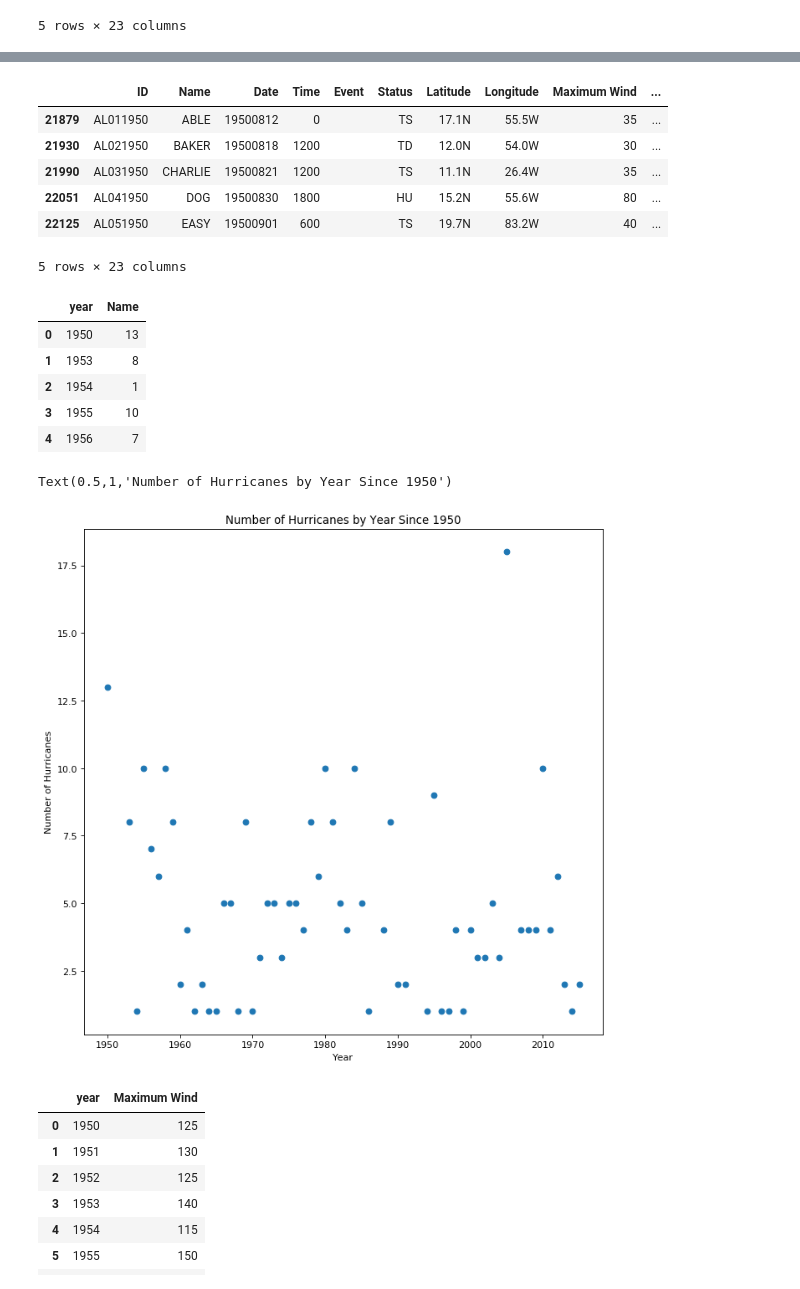
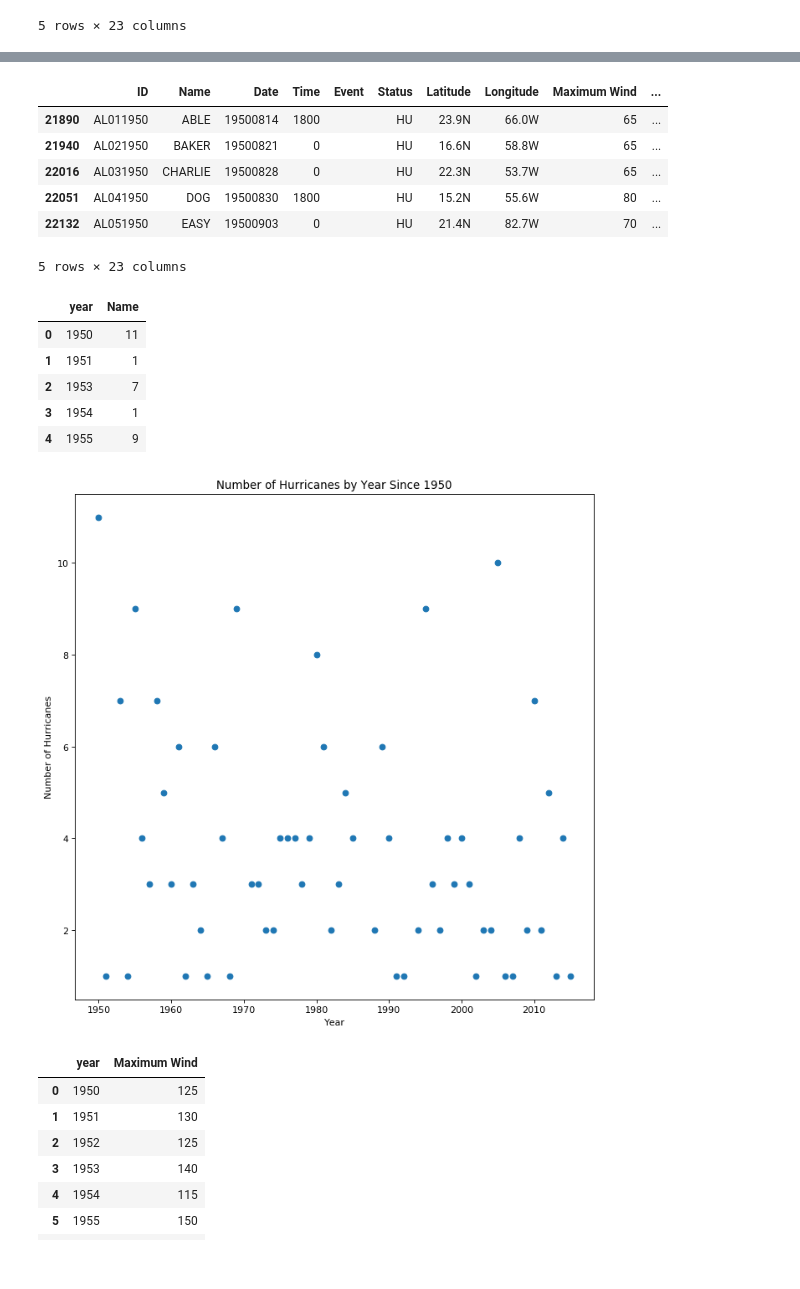
Before and after one commit to HannahSantana/SeaOtters, a Jupyter notebook: hurricanes.ipynb, the cells around one changed output, grey strips where cells are left out. Cells and saved outputs as stored; diff of their text form; code cells hidden in the pictures.

```diff
--- a/hurricanes.ipynb
+++ b/hurricanes.ipynb
@@ -18,3 +18,6 @@ df['Name'] = df['Name'].str.strip()
 df['Name'][0]
 # %% [output]
 'UNNAMED'
+# %%
+df['Status'] = df['Status'].str.strip()
+df['Status'][0]
@@ -62,0 +81,5 @@ name_df.head()
+# %%
+#just want to look at hurricanes
+hu_mask = (name_df['Status'] == 'HU')
+hu_df = name_df[hu_mask]
+hu_df.head()
@@ -63,25 +94,25 @@ name_df.head()
 # %%
 #drop duplicate hurricane name to get the just number of hurricanes per year
-dup_df = name_df.drop_duplicates(subset = ['Name'], keep = 'first')
+dup_df = hu_df.drop_duplicates(subset = ['Name'], keep = 'first')
 dup_df.head()
 # %% [output]
 |  | ID | Name | Date | Time | Event | Status | Latitude | Longitude | Maximum Wind | ... |
-| 21879 | AL011950 | ABLE | 19500812 | 0 |  | TS | 17.1N | 55.5W | 35 | ... |
-| 21930 | AL021950 | BAKER | 19500818 | 1200 |  | TD | 12.0N | 54.0W | 30 | ... |
-| 21990 | AL031950 | CHARLIE | 19500821 | 1200 |  | TS | 11.1N | 26.4W | 35 | ... |
+| 21890 | AL011950 | ABLE | 19500814 | 1800 |  | HU | 23.9N | 66.0W | 65 | ... |
+| 21940 | AL021950 | BAKER | 19500821 | 0 |  | HU | 16.6N | 58.8W | 65 | ... |
+| 22016 | AL031950 | CHARLIE | 19500828 | 0 |  | HU | 22.3N | 53.7W | 65 | ... |
 | 22051 | AL041950 | DOG | 19500830 | 1800 |  | HU | 15.2N | 55.6W | 80 | ... |
-| 22125 | AL051950 | EASY | 19500901 | 600 |  | TS | 19.7N | 83.2W | 40 | ... |
+| 22132 | AL051950 | EASY | 19500903 | 0 |  | HU | 21.4N | 82.7W | 70 | ... |
 5 rows × 23 columns
 # %%
 hur_by_year = dup_df.groupby('year').Name.count().reset_index()
 hur_by_year.head()
 # %% [output]
 |  | year | Name |
-| 0 | 1950 | 13 |
-| 1 | 1953 | 8 |
-| 2 | 1954 | 1 |
-| 3 | 1955 | 10 |
-| 4 | 1956 | 7 |
+| 0 | 1950 | 11 |
+| 1 | 1951 | 1 |
+| 2 | 1953 | 7 |
+| 3 | 1954 | 1 |
+| 4 | 1955 | 9 |
 # %%
 import matplotlib.pyplot as plt
 # %%
@@ -90,8 +121,8 @@ plt.scatter(hur_by_year['year'], hur_by_year['Name'])
 plt.xlabel('Year')
 plt.ylabel('Number of Hurricanes')
 plt.title('Number of Hurricanes by Year Since 1950')
+plt.savefig('Number_of_Hurricanes_by_Year_Since_1950.png')
 # %% [output]
-Text(0.5,1,'Number of Hurricanes by Year Since 1950')
-[figure, old version]
+[figure, new version]
 # %%
 #create new dataframe to show highest max wind for a hurricane for each year
```
Also changed, not shown: parts of 5 cells of this notebook.
